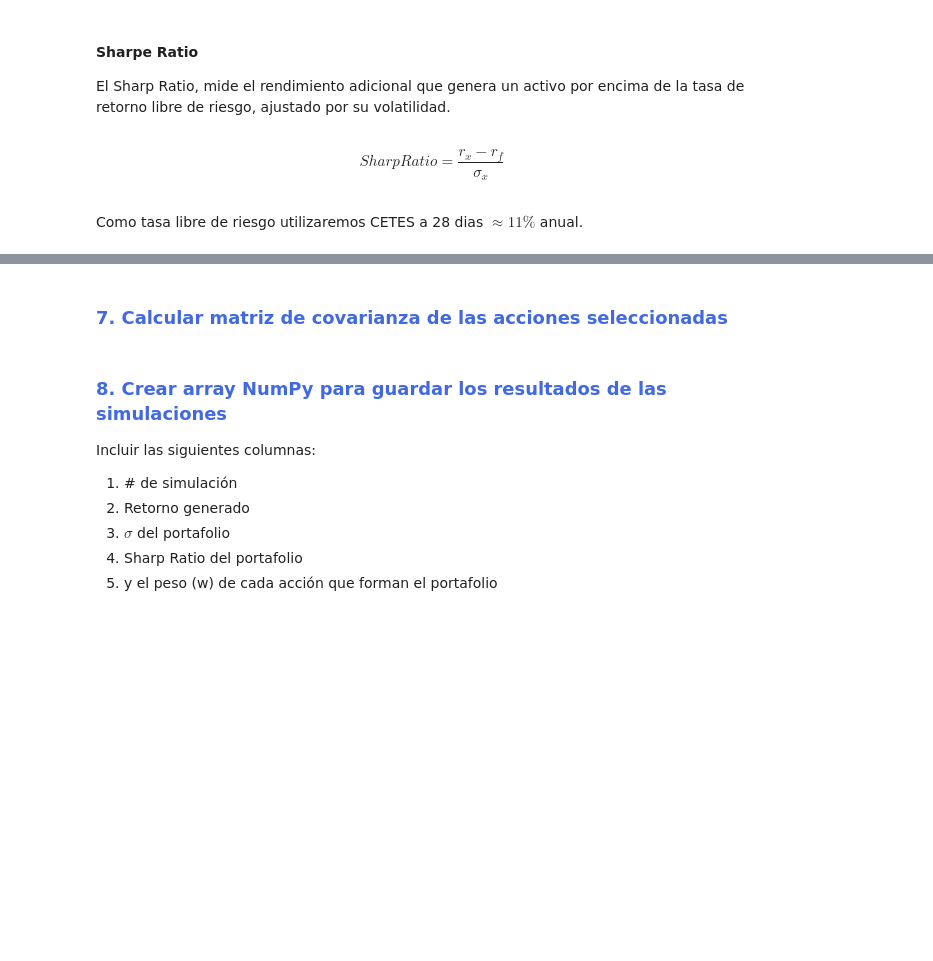
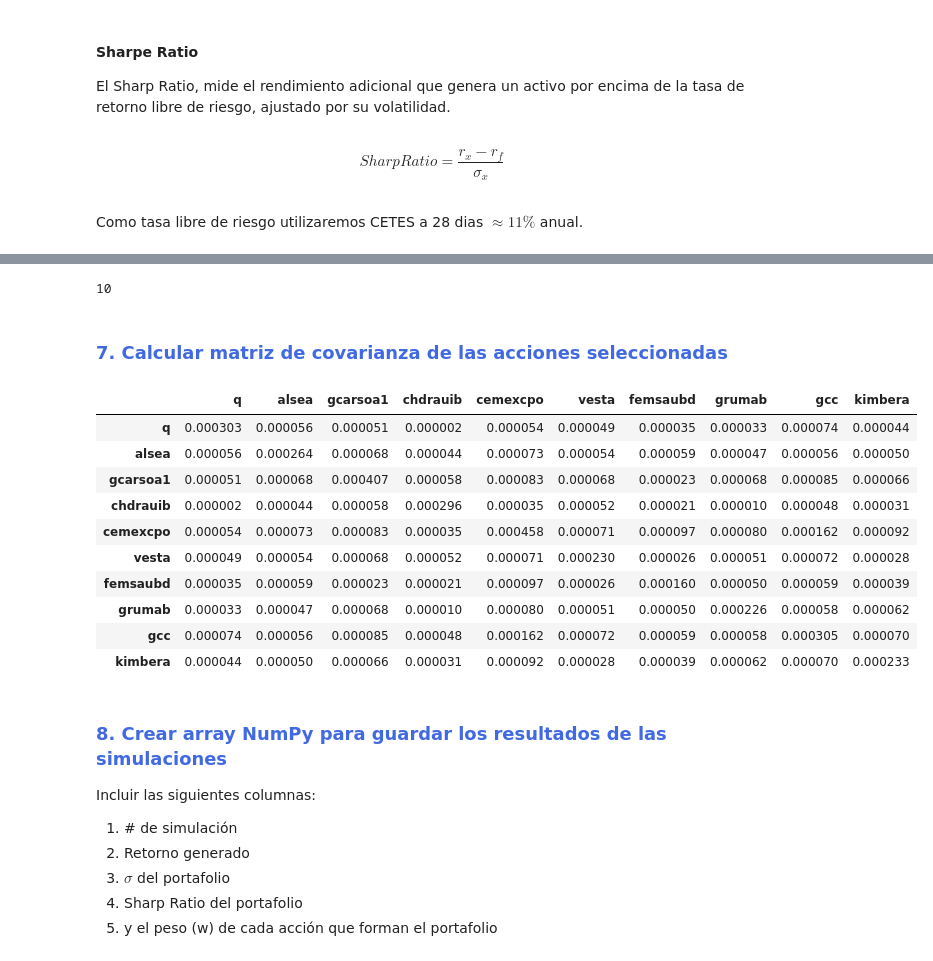
Before and after one commit to carlosdeoncedos/CienciaDatosFinanzas2023_09_martes, a Jupyter notebook: Sesion_7.ipynb, the cells around one changed output, grey strips where cells are left out. Cells and saved outputs as stored; diff of their text form; code cells hidden in the pictures; blank space fills up the shorter version.

```diff
--- a/Sesion_7.ipynb
+++ b/Sesion_7.ipynb
@@ -90,2 +221,5 @@ Para el desarrollo del primer portafolio de inversión, vamos a seguir los sigui
 # %% [markdown]
 #### Sigma anual
+# %%
+sigma_anual = sigma * np.sqrt(252)
+# sigma_anual = sigma * (252)**.5
@@ -98,3 +252,8 @@ Para el desarrollo del primer portafolio de inversión, vamos a seguir los sigui
 El Sharp Ratio, mide el rendimiento adicional que genera un activo por encima de la tasa de retorno libre de riesgo, ajustado por su volatilidad.<br><br>
 $$SharpRatio = \frac{r_x - r_f}{\sigma_x}$$<br>
 Como tasa libre de riesgo utilizaremos CETES a 28 dias $\approx11\%$ anual.
+# %%
+rf = .11
+
+sharp = ((retornos_anuales - rf) / sigma_anual).sort_values(ascending=False)
+sharp
@@ -100,0 +278,5 @@ Como tasa libre de riesgo utilizaremos CETES a 28 dias $\approx11\%$ anual.
+# %%
+sharp_corte  = .2
+
+acciones_portafolio = sharp[sharp > sharp_corte]
+acciones_portafolio
@@ -100,0 +295,3 @@ Como tasa libre de riesgo utilizaremos CETES a 28 dias $\approx11\%$ anual.
+# %%
+nombre_acciones = list(acciones_portafolio.index)
+numero_acciones = len(nombre_acciones)
@@ -101,5 +311,24 @@ Como tasa libre de riesgo utilizaremos CETES a 28 dias $\approx11\%$ anual.
+# %%
+numero_acciones
+# %% [output]
+10
 # %% [markdown]
 ### <font color='royalblue'>7. Calcular matriz de covarianza  de las acciones seleccionadas</font>
+# %%
+matriz_cov = retornos[nombre_acciones].cov()
+matriz_cov
+# %% [output]
+|  | q | alsea | gcarsoa1 | chdrauib | cemexcpo | vesta | femsaubd | grumab | gcc | kimbera |
+| q | 0.000303 | 0.000056 | 0.000051 | 0.000002 | 0.000054 | 0.000049 | 0.000035 | 0.000033 | 0.000074 | 0.000044 |
+| alsea | 0.000056 | 0.000264 | 0.000068 | 0.000044 | 0.000073 | 0.000054 | 0.000059 | 0.000047 | 0.000056 | 0.000050 |
+| gcarsoa1 | 0.000051 | 0.000068 | 0.000407 | 0.000058 | 0.000083 | 0.000068 | 0.000023 | 0.000068 | 0.000085 | 0.000066 |
+| chdrauib | 0.000002 | 0.000044 | 0.000058 | 0.000296 | 0.000035 | 0.000052 | 0.000021 | 0.000010 | 0.000048 | 0.000031 |
+| cemexcpo | 0.000054 | 0.000073 | 0.000083 | 0.000035 | 0.000458 | 0.000071 | 0.000097 | 0.000080 | 0.000162 | 0.000092 |
+| vesta | 0.000049 | 0.000054 | 0.000068 | 0.000052 | 0.000071 | 0.000230 | 0.000026 | 0.000051 | 0.000072 | 0.000028 |
+| femsaubd | 0.000035 | 0.000059 | 0.000023 | 0.000021 | 0.000097 | 0.000026 | 0.000160 | 0.000050 | 0.000059 | 0.000039 |
+| grumab | 0.000033 | 0.000047 | 0.000068 | 0.000010 | 0.000080 | 0.000051 | 0.000050 | 0.000226 | 0.000058 | 0.000062 |
+| gcc | 0.000074 | 0.000056 | 0.000085 | 0.000048 | 0.000162 | 0.000072 | 0.000059 | 0.000058 | 0.000305 | 0.000070 |
+| kimbera | 0.000044 | 0.000050 | 0.000066 | 0.000031 | 0.000092 | 0.000028 | 0.000039 | 0.000062 | 0.000070 | 0.000233 |
 # %% [markdown]
 ### <font color='royalblue'>8. Crear array NumPy para guardar los resultados de las simulaciones</font>
 Incluir las siguientes columnas:
```
Also changed, not shown: parts of 23 cells of this notebook.
